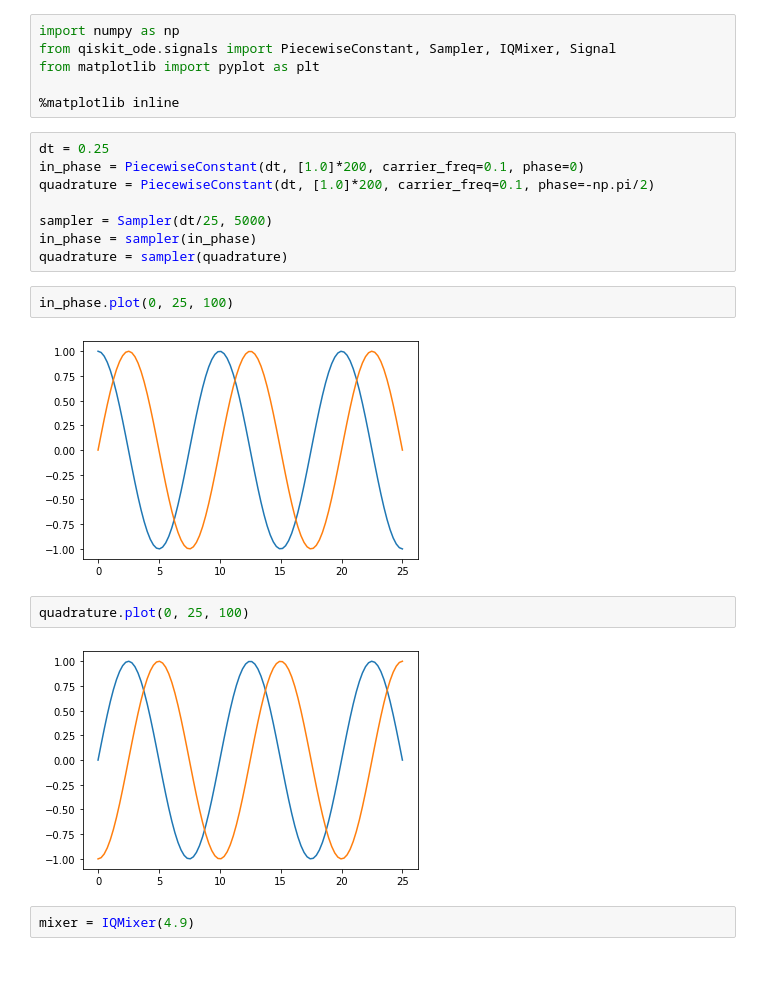
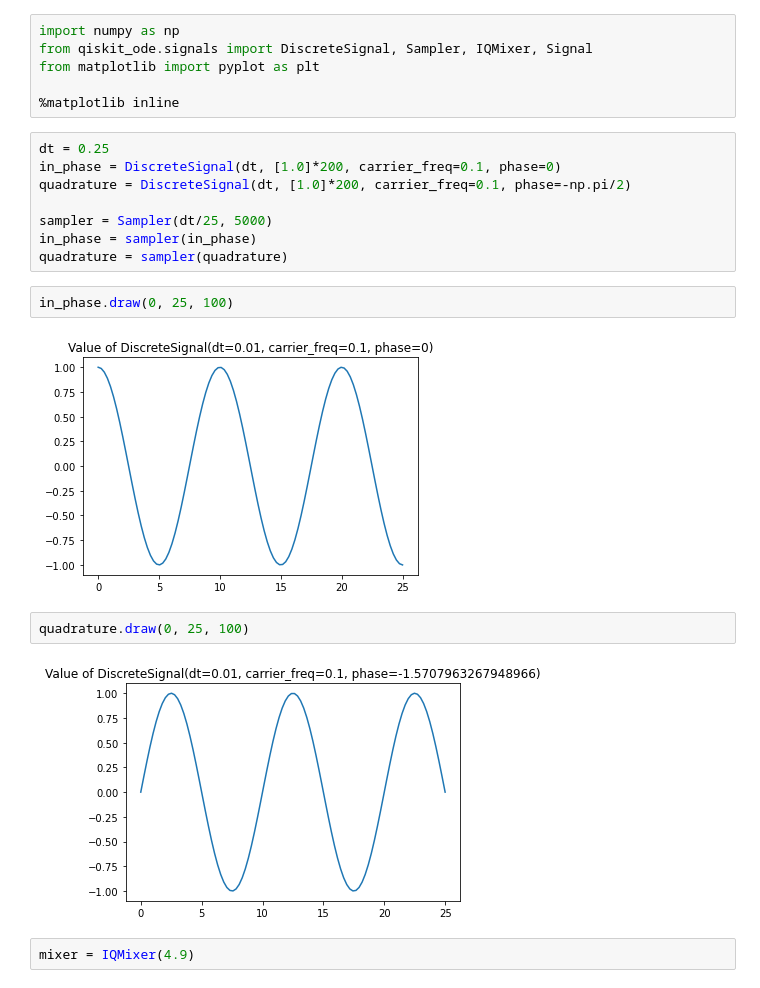
Before and after one commit to qiskit-community/qiskit-dynamics, a Jupyter notebook: example_notebooks/TransferFunctions.ipynb, the cells around one changed output. Saved outputs shown, nothing was run; the diff lists cells and outputs as text.

Commit message:
removed Constant and updated everything accordingly

```diff
--- a/example_notebooks/TransferFunctions.ipynb
+++ b/example_notebooks/TransferFunctions.ipynb
@@ -1,25 +1,25 @@
 # %%
 import numpy as np
-from qiskit_ode.signals import PiecewiseConstant, Sampler, IQMixer, Signal
+from qiskit_ode.signals import DiscreteSignal, Sampler, IQMixer, Signal
 from matplotlib import pyplot as plt
 
 %matplotlib inline
 # %%
 dt = 0.25
-in_phase = PiecewiseConstant(dt, [1.0]*200, carrier_freq=0.1, phase=0)
-quadrature = PiecewiseConstant(dt, [1.0]*200, carrier_freq=0.1, phase=-np.pi/2)
+in_phase = DiscreteSignal(dt, [1.0]*200, carrier_freq=0.1, phase=0)
+quadrature = DiscreteSignal(dt, [1.0]*200, carrier_freq=0.1, phase=-np.pi/2)
 
 sampler = Sampler(dt/25, 5000)
 in_phase = sampler(in_phase)
 quadrature = sampler(quadrature)
 # %%
-in_phase.plot(0, 25, 100)
+in_phase.draw(0, 25, 100)
 # %% [output]
-[figure, old version]
+[figure, new version]
 # %%
-quadrature.plot(0, 25, 100)
+quadrature.draw(0, 25, 100)
 # %% [output]
-[figure, old version]
+[figure, new version]
 # %%
 mixer = IQMixer(4.9)
 # %%
```
Also changed, not shown: parts of 4 cells of this notebook, 14 other files.
